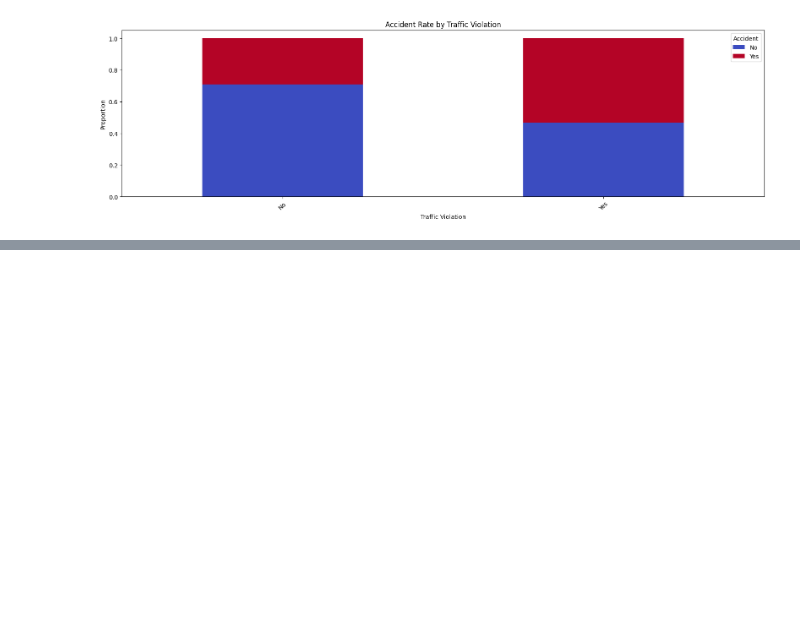
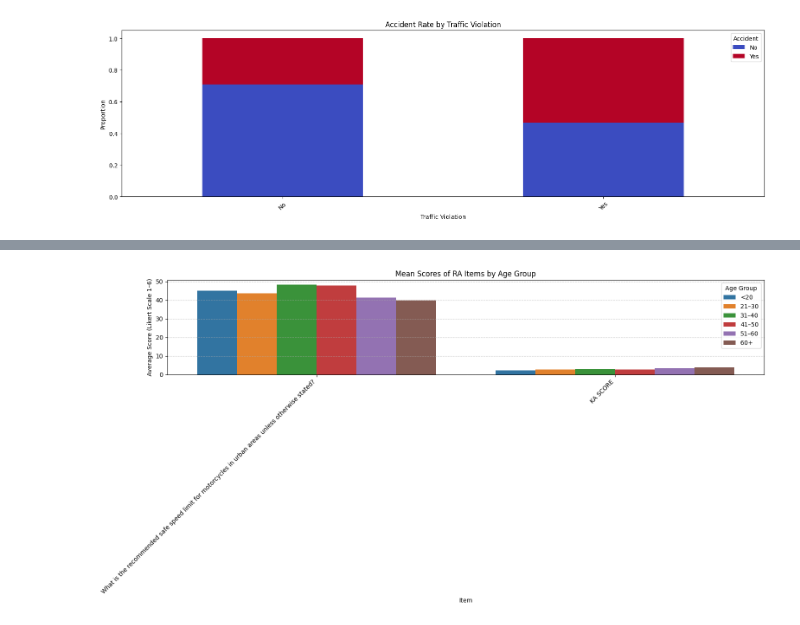
Before and after one commit to Baboyeatami/Stats_repo, a Jupyter notebook: Statistics.ipynb, the cells around one changed output, grey strips where cells are left out. Cells and saved outputs as stored; diff of their text form; code cells hidden in the pictures; blank space fills up the shorter version.

```diff
--- a/Statistics.ipynb
+++ b/Statistics.ipynb
@@ -308,0 +453,78 @@ Degree holder                                                  1
+# %%
+import pandas as pd
+import numpy as np
+import seaborn as sns
+import matplotlib.pyplot as plt
+
+# === Load Excel File ===
+file_path = "file.xlsx"  # Replace with your actual file path
+
+# Load demographic and RA data
+non_occu_demo = pd.read_excel(file_path, sheet_name='NON-OCCU DEMOGRAPHIC', usecols="A,D,E,F,H,L,M")
+occu_demo = pd.read_excel(file_path, sheet_name='OCCU DEMOGRAPHIC', usecols="A,D,E,I,K,M,P,Q")
+non_occu_ra = pd.read_excel(file_path, sheet_name='NON-OCCU RA')
+occu_ra = pd.read_excel(file_path, sheet_name='OCCU RA')
+
+respondent_id_col = non_occu_demo.columns[0]
+
+# Ensure respondent ID exists in RA data
+if respondent_id_col not in non_occu_ra.columns:
+    non_occu_ra.insert(0, respondent_id_col, non_occu_demo[respondent_id_col])
+if respondent_id_col not in occu_ra.columns:
+    occu_ra.insert(0, respondent_id_col, occu_demo[respondent_id_col])
+
+# Clean RA columns: Drop any column with "Unnamed" in name
+non_occu_ra = non_occu_ra.loc[:, ~non_occu_ra.columns.str.contains("Unnamed", case=False)]
+occu_ra = occu_ra.loc[:, ~occu_ra.columns.str.contains("Unnamed", case=False)]
+
+# Merge
+non_occu_merged = pd.merge(non_occu_demo, non_occu_ra, on=respondent_id_col)
+occu_merged = pd.merge(occu_demo, occu_ra, on=respondent_id_col)
+non_occu_merged['Group'] = 'Non-Occupational Riders'
+occu_merged['Group'] = 'Occupational Riders'
+combined_df = pd.concat([non_occu_merged, occu_merged], ignore_index=True)
+
+# Age Grouping
+combined_df['Age'] = pd.to_numeric(combined_df['Age'], errors='coerce')
+combined_df = combined_df.dropna(subset=['Age'])
+bins = [0, 20, 30, 40, 50, 60, 100]
+labels = ['<20', '21–30', '31–40', '41–50', '51–60', '60+']
+combined_df['Age Group'] = pd.cut(combined_df['Age'], bins=bins, labels=labels, right=False)
+
+# Identify RA item columns (drop demographic and ID columns)
+demo_cols = list(non_occu_demo.columns) + list(occu_demo.columns) + ['Group', 'Age Group']
+ra_cols = [col for col in combined_df.columns if col not in demo_cols and pd.api.types.is_numeric_dtype(combined_df[col])]
+
+# Function to compute cleaned grouped stats
+def compute_grouped_stats(df, group_vars, ra_cols):
+    results = []
+    for name, group in df.groupby(group_vars):
+        stat = group[ra_cols].agg(['mean', 'median', 'std', 'var']).T
+        stat.columns = ['Mean', 'Median', 'Std Dev', 'Variance']
+        stat = stat.reset_index().rename(columns={'index': 'Item'})
+        for key, value in zip(group_vars, name if isinstance(name, tuple) else [name]):
+            stat[key] = value
+        results.append(stat)
+    final = pd.concat(results, ignore_index=True)
+    return final.dropna(subset=['Mean', 'Median'], how='all')
+
+# Compute grouped stats
+grouped_stats = compute_grouped_stats(combined_df, ['Group', 'Age Group'], ra_cols)
+
+# Show clean result
+print("\n📊 Cleaned Grouped Summary Statistics by Rider Type and Age Group:\n")
+print(grouped_stats.round(2))
+
+# Save to Excel
+grouped_stats.to_excel("Cleaned_Grouped_RA_Statistics.xlsx", index=False)
+
+# Optional Visualization
+plt.figure(figsize=(16, 8))
+sns.barplot(data=grouped_stats, x="Item", y="Mean", hue="Age Group", ci=None)
+plt.title("Mean Scores of RA Items by Age Group")
+plt.xticks(rotation=45, ha="right")
+plt.ylabel("Average Score (Likert Scale 1–6)")
+plt.grid(axis='y', linestyle='--', alpha=0.6)
+plt.tight_layout()
+plt.show()
+# %% [output]
@@ -308,0 +551 @@ Degree holder                                                  1
+[figure, added]
```
Also changed, not shown: parts of 7 cells of this notebook.
